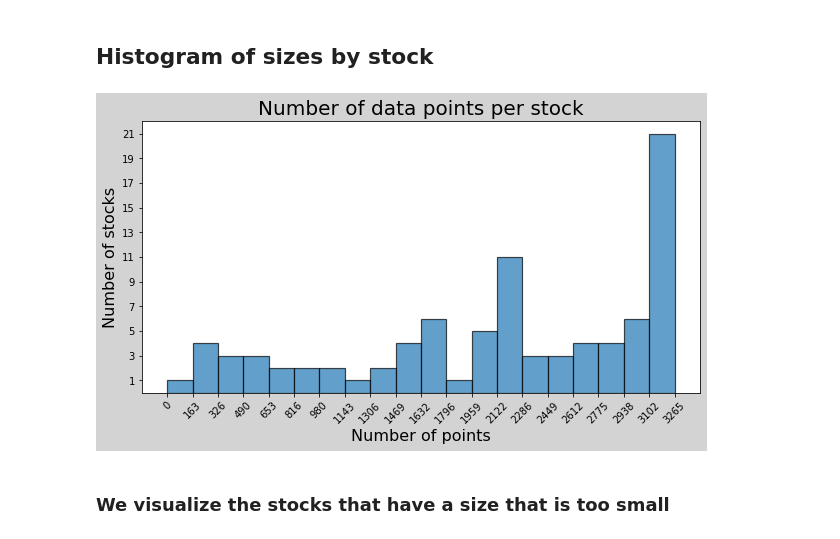
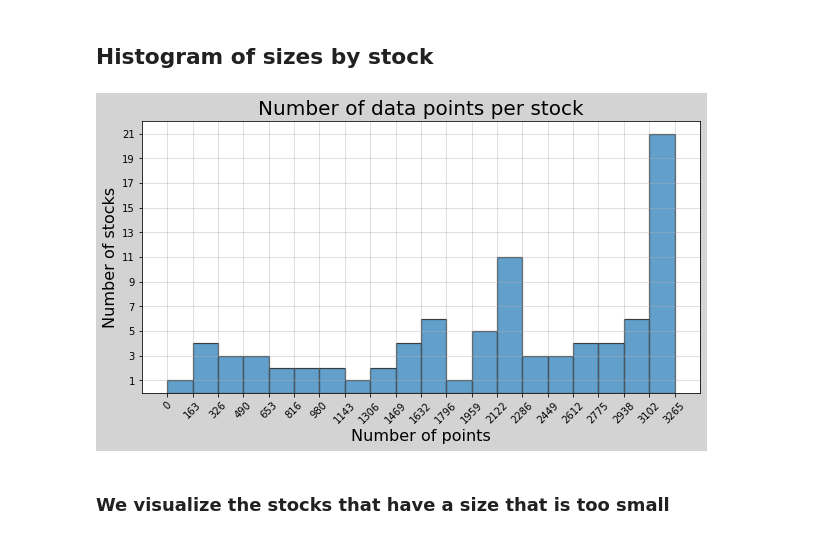
Before and after one commit to bastienlc/CPOP, a Jupyter notebook: dataset.ipynb, the cells around one changed output. Cells and saved outputs as stored; diff of their text form; code cells hidden in the pictures.

```diff
--- a/dataset.ipynb
+++ b/dataset.ipynb
@@ -66,30 +66,31 @@ for stock in stocks:
 # %%
 size_by_stock = {}
 for stock in stocks:
     size_by_stock[stock] = len(stock_dict[stock][0])
 
 sizes = list(size_by_stock.values())
 
 fig, ax = plt.subplots(figsize=(10, 5))
 fig.set_facecolor('lightgrey')
 ax.set_facecolor('white')
 ax.set_title('Number of data points per stock', fontsize=20)
 # align ticks with bins
 step = np.max(sizes)/20
 ticks = [0]
 for i in range(20):
     ticks.append(ticks[-1] + step)
 ax.set_xticks(ticks)
 ax.set_yticks([i for i in range(1, 25, 2)])
 # set tick orientation
 for tick in ax.get_xticklabels():
     tick.set_rotation(45)
 ax.set_xlabel('Number of points', fontsize=16)
 ax.set_ylabel('Number of stocks', fontsize=16)
 ax.hist(sizes, bins=20, edgecolor='black', linewidth=1.2, alpha=0.7)
+ax.grid(alpha=0.5)
 plt.show()
 # %% [output]
-[figure, old version]
+[figure, new version]
 # %% [markdown]
 ### We visualize the stocks that have a size that is too small
 # %%
```
Also changed, not shown: parts of 8 cells of this notebook.
